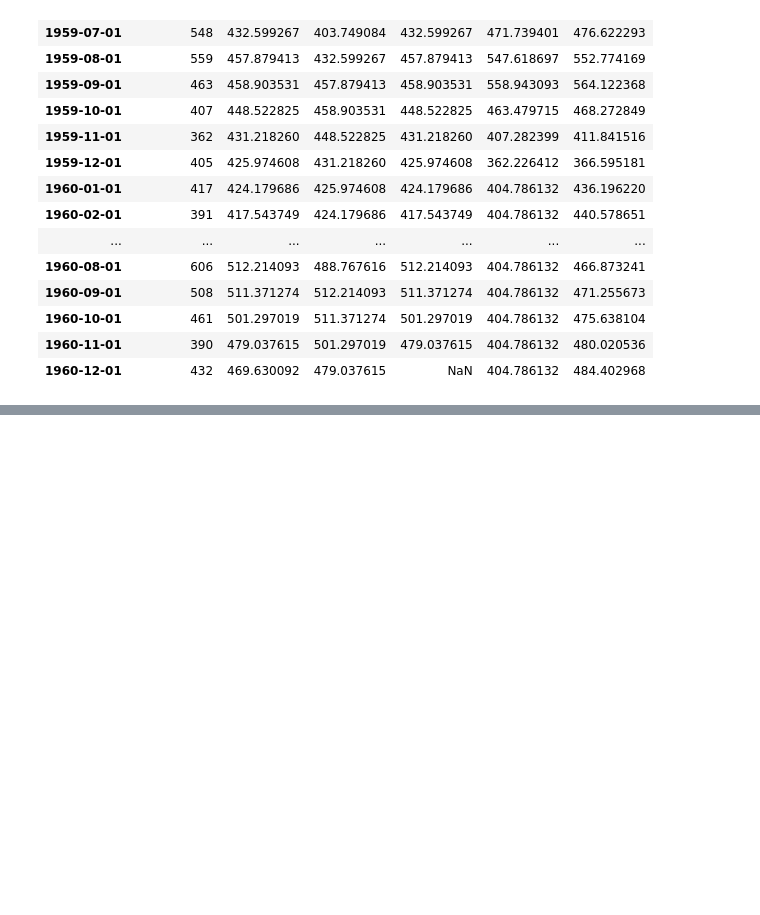
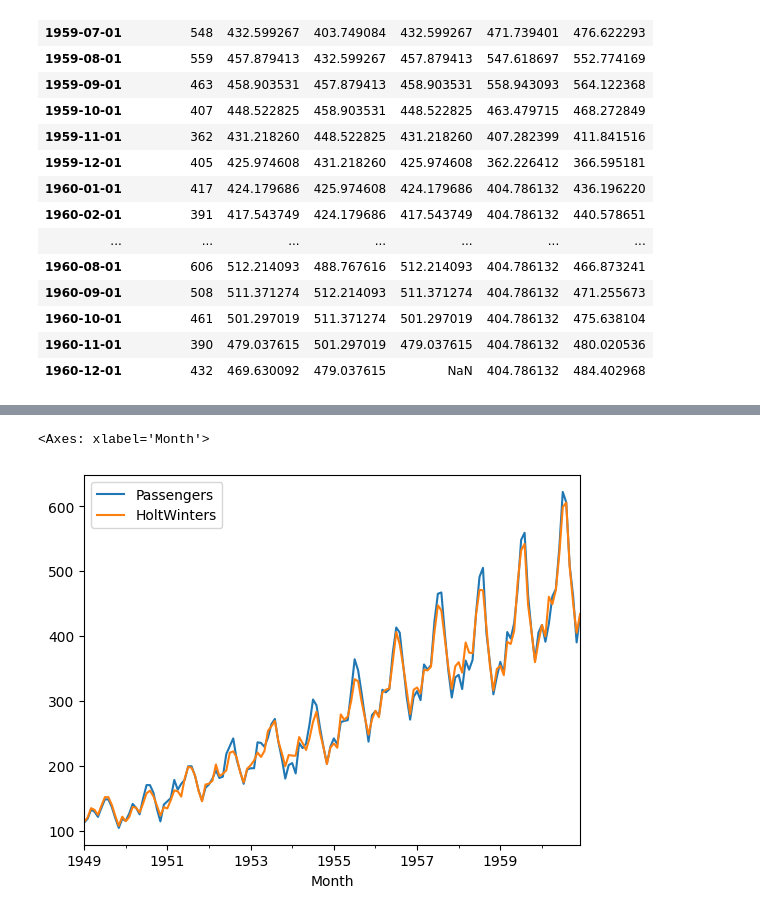
Before and after one commit to piotrbelda/time-series, a Jupyter notebook: notebooks/basics/ewma.ipynb, the cells around one changed output, grey strips where cells are left out. Drawn from its saved outputs; the diff is of its cells as text; code cells hidden in the pictures; blank space fills up the shorter version.

Commit message:
holt winters model

```diff
--- a/notebooks/basics/ewma.ipynb
+++ b/notebooks/basics/ewma.ipynb
@@ -245,0 +248,13 @@ df.tail(20)
+# %%
+hw = ExponentialSmoothing(
+    train["Passengers"],
+    initialization_method="legacy-heuristic",
+    trend="add",
+    seasonal="add",
+    # seasonal_periods=12,
+)
+# %%
+res_hw = hw.fit()
+# %%
+df.loc[train_idx, "HoltWinters"] = res_hw.fittedvalues
+df.loc[test_idx, "HoltWinters"] = res_hw.forecast(n).values
@@ -245,0 +278,5 @@ df.tail(20)
+# %%
+df[["Passengers", "HoltWinters"]].plot()
+# %% [output]
+<Axes: xlabel='Month'>
+[figure, added]
```
Also changed, not shown: parts of 3 cells of this notebook, 1 other file.
